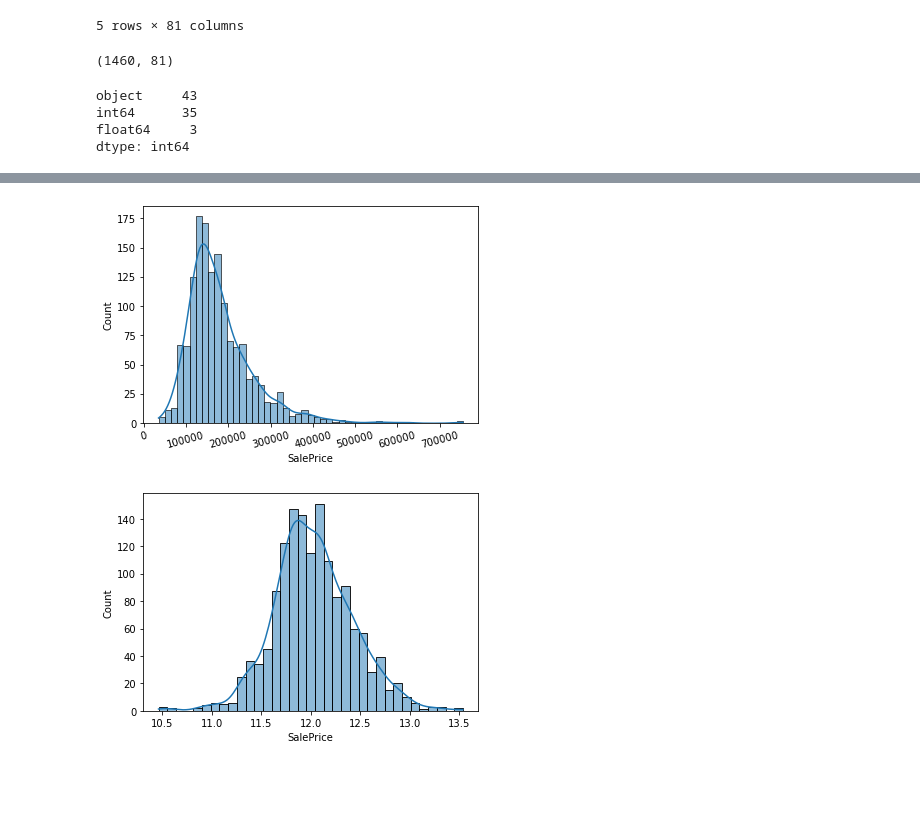
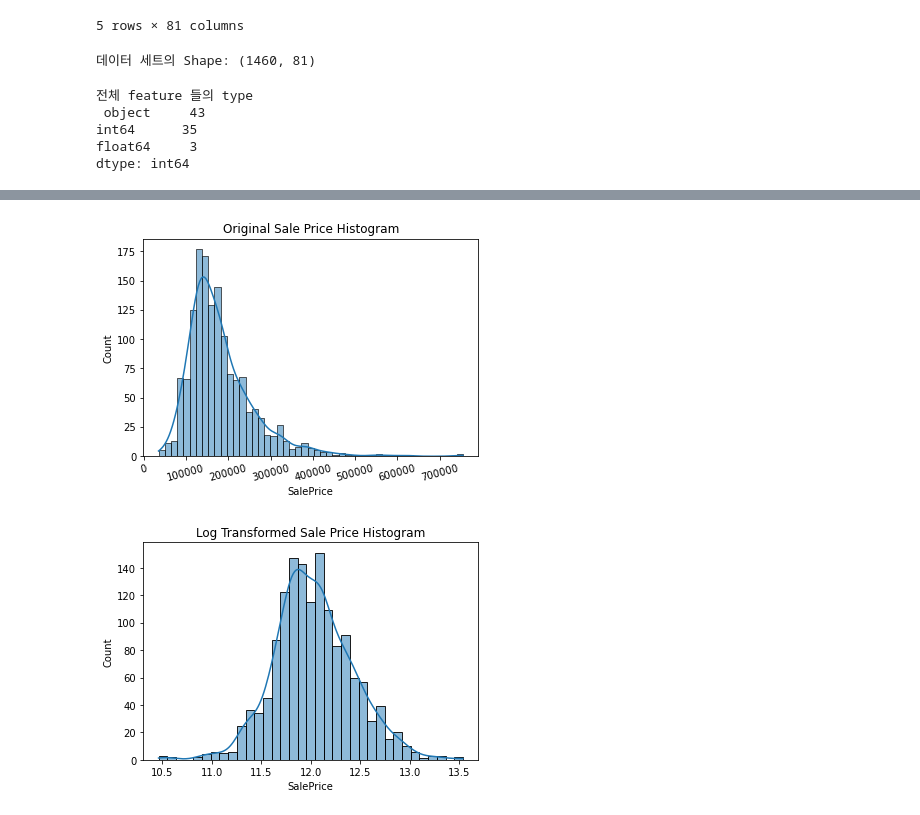
Before and after one commit to kyunakim/cakd7, a Jupyter notebook: cakd7/m6_머신러닝 알고리즘 이해 및 활용/캐글주택가격예측.ipynb, the cells around one changed output, grey strips where cells are left out. Drawn from its saved outputs; the diff is of its cells as text; code cells hidden in the pictures; blank space fills up the shorter version.

```diff
--- a/cakd7/m6_머신러닝 알고리즘 이해 및 활용/캐글주택가격예측.ipynb
+++ b/cakd7/m6_머신러닝 알고리즘 이해 및 활용/캐글주택가격예측.ipynb
@@ -22,13 +24,14 @@ house_df.head()
 | 4 | 5 | 60 | RL | 84.0 | 14260 | Pave | NaN | IR1 | Lvl | ... |
 5 rows × 81 columns
 # %%
-house_df.shape
+print('데이터 세트의 Shape:', house_df.shape)
 # %% [output]
-(1460, 81)
+데이터 세트의 Shape: (1460, 81)
 # %%
-house_df.dtypes.value_counts()
+print('\n전체 feature 들의 type \n',house_df.dtypes.value_counts())
 # %% [output]
-object     43
+전체 feature 들의 type
+ object     43
 int64      35
 float64     3
 dtype: int64
@@ -59,13 +62,15 @@ dtype: int64
 # %%
 plt.xticks(rotation=15)
 sns.histplot(house_df.SalePrice, kde=True)
+plt.title('Original Sale Price Histogram')
 plt.show()
 # %% [output]
-[figure, old version]
+[figure, new version]
 # %%
+plt.title('Log Transformed Sale Price Histogram')
 log_SalePrice = np.log1p(house_df.SalePrice)
 sns.histplot(log_SalePrice, kde=True)
 plt.show()
 # %% [output]
-[figure, old version]
+[figure, new version]
 # %%
```
Also changed, not shown: parts of 25 cells of this notebook.
